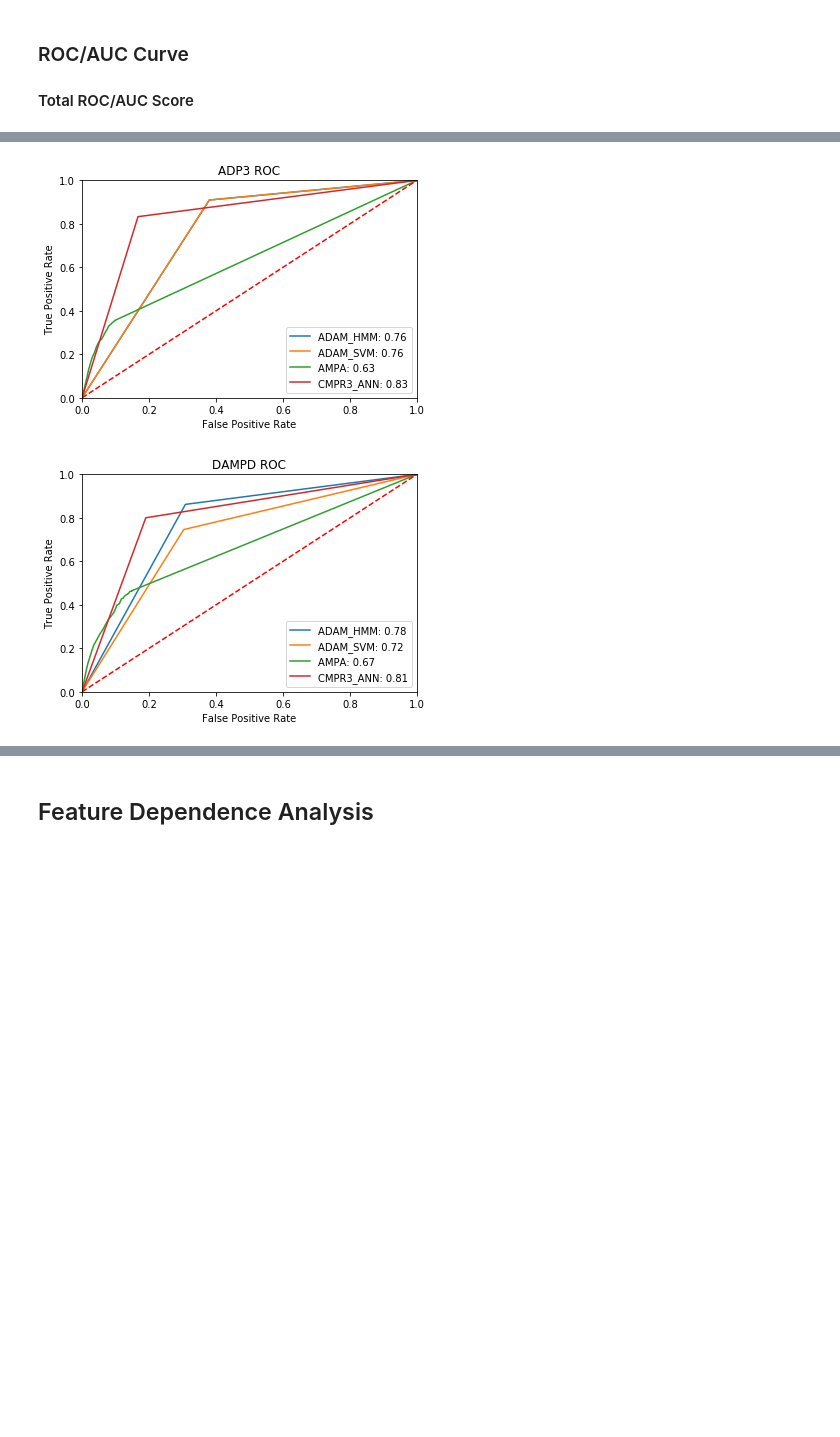
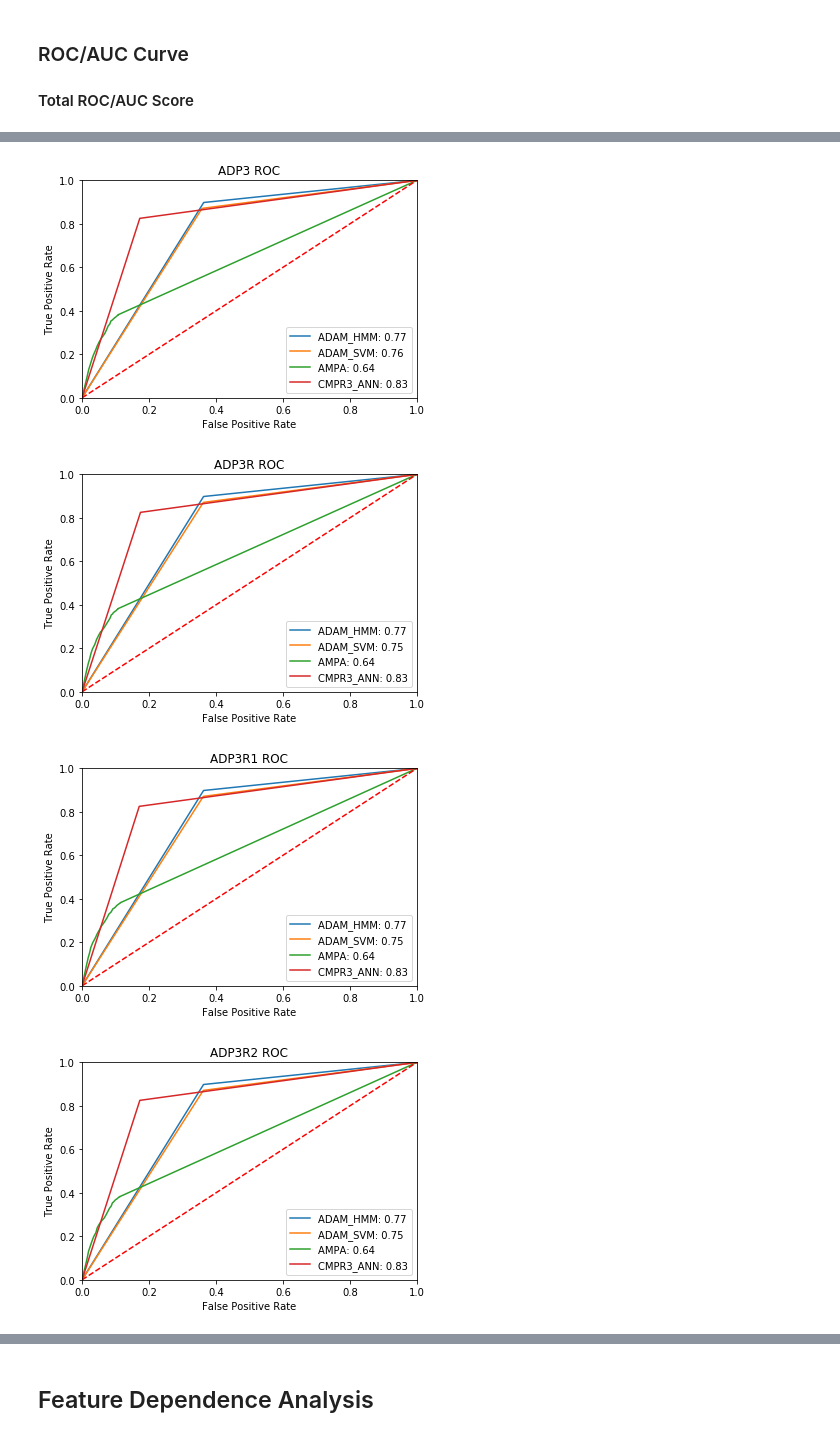
Before and after one commit to yutarochan/AMP_Benchmark, a Jupyter notebook: notebooks/Model Evaluation.ipynb, the cells around one changed output, grey strips where cells are left out. Saved outputs shown, nothing was run; the diff lists cells and outputs as text; code cells hidden in the pictures; blank space fills up the shorter version.

```diff
--- a/notebooks/Model Evaluation.ipynb
+++ b/notebooks/Model Evaluation.ipynb
@@ -110,13 +99,15 @@ CMPR3_ANN [D] (POST-FILTERED): 85056 RECORDS (246 FILTERED)
 # %%
 for s in SERVERS:
     for d in DATASET:
-        print('[' + s + ' ['+d+']' + ']')
-        con_mat = confusion_matrix(data[s][d]['AMPLabel'], data[s][d]['PredLabel'])
-        print(str(con_mat) + '\n')
-        print('True Positive:\t' + str(con_mat[0][0]))
-        print('False Positive:\t' + str(con_mat[0][1]))
-        print('False Negative:\t' + str(con_mat[1][0]))
-        print('True Negative:\t' + str(con_mat[1][1]))
-        print('='* 40)
+        for r in REVERSE:
+            print('[' + s + ' ['+d+r+']' + ']')
+            con_mat = confusion_matrix(data[s][d][r]['AMPLabel'], data[s][d][r]['PredLabel'])
+            print(str(con_mat) + '\n')
+            print('True Positive:\t' + str(con_mat[0][0]))
+            print('False Positive:\t' + str(con_mat[0][1]))
+            print('False Negative:\t' + str(con_mat[1][0]))
+            print('True Negative:\t' + str(con_mat[1][1]))
+            print('-'*40)
+    print('='* 40)
 # %% [output]
 [ADAM_HMM [A]]
@@ -141,9 +132,10 @@ print('Classification Report')
 
 for s in SERVERS:
     for d in DATASET:
-        print('['+s + ' ['+d+']'+']')
-        print(classification_report(data[s][d]['AMPLabel'], data[s][d]['PredLabel'], [0, 1]))
-        print('='*40)
+        for r in REVERSE:
+            print('['+s + ' ['+d+r+']'+']')
+            print(classification_report(data[s][d][r]['AMPLabel'], data[s][d][r]['PredLabel'], [0, 1]))
+            print('='*40)
 # %% [output]
 Classification Report
 [ADAM_HMM [A]]
@@ -195,11 +198,11 @@ def plot_roc(name, d):
     plt.ylabel('True Positive Rate')
     plt.xlabel('False Positive Rate')
     plt.show()
-# %%
-plot_roc('ADP3', 'A')
-# %% [output]
-[figure, removed]
-# %%
-plot_roc('DAMPD', 'D')
-# %% [output]
-[figure, removed]
+# %%
+for r in REVERSE:
+    plot_roc('ADP3', 'A', r)
+# %% [output]
+[figure, added]
+[figure, added]
+[figure, added]
+[figure, added]
```
Also changed, not shown: parts of 11 cells of this notebook.
